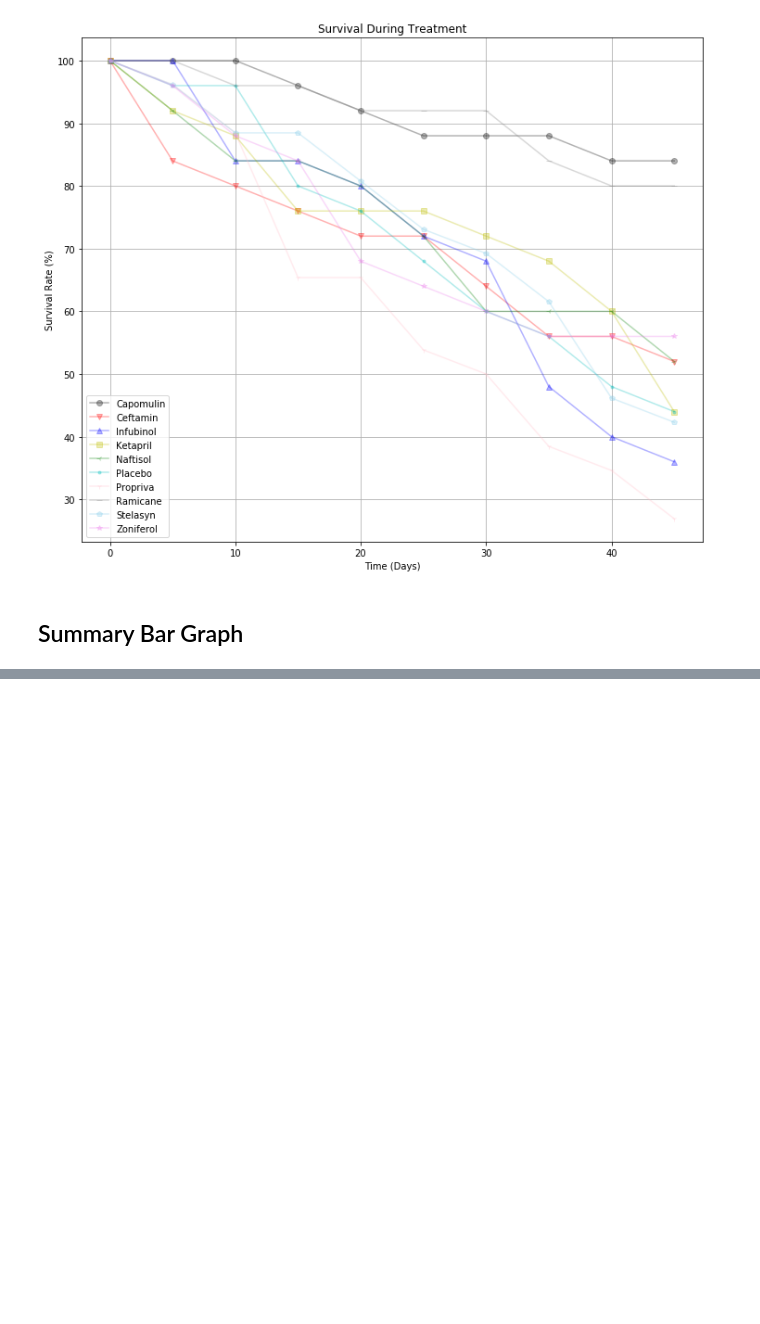
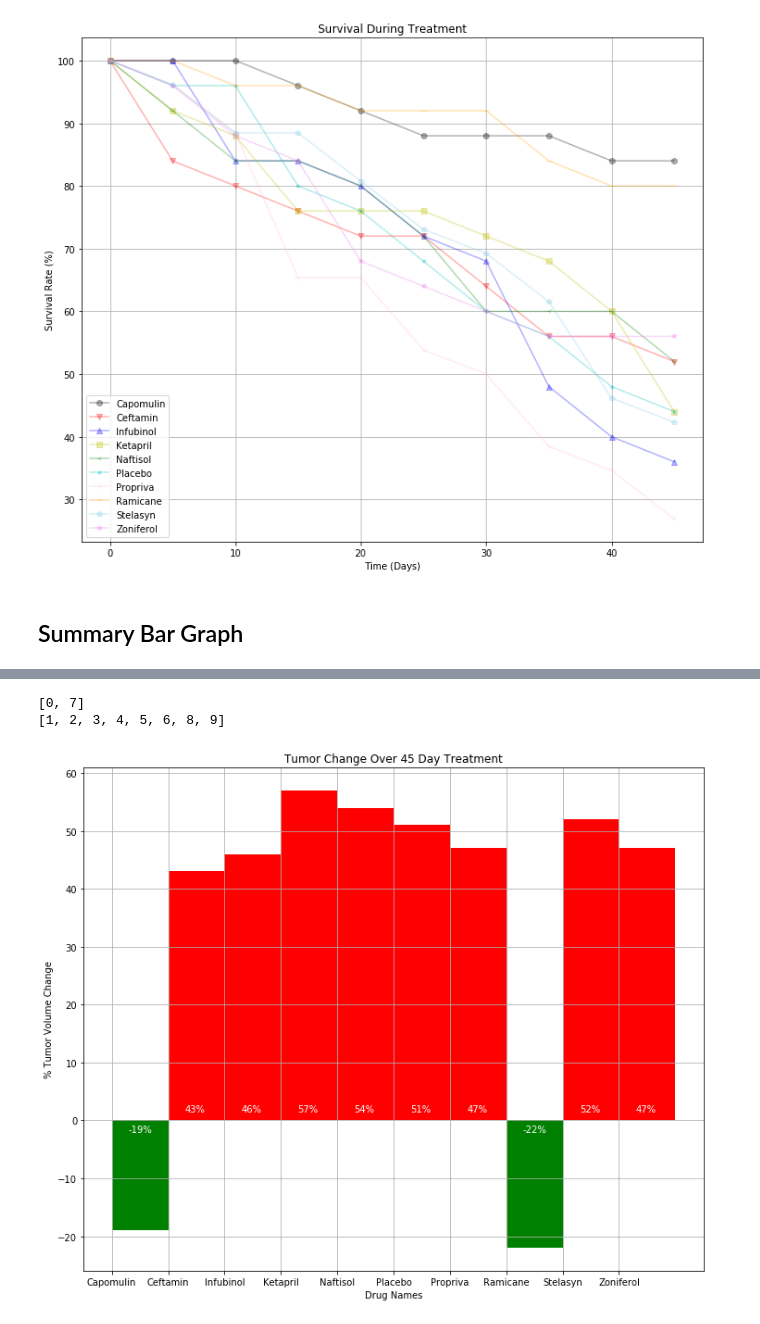
Before and after one commit to pretttyvo/Pymaceuticals-Matplotlib, a Jupyter notebook: pymaceuticals_starter.ipynb, the cells around one changed output, grey strips where cells are left out. Drawn from its saved outputs; the diff is of its cells as text; code cells hidden in the pictures; blank space fills up the shorter version.

```diff
--- a/pymaceuticals_starter.ipynb
+++ b/pymaceuticals_starter.ipynb
@@ -291,7 +284,7 @@ percent_df
 # %%
 # create list to hold markers
 markers = ['o', 'v','^', 's', '3', '.', '1', '_', 'p','*']
-colors = ['k', 'r','b', 'y', 'g', 'c', 'pink', 'grey', 'skyblue','violet']
+colors = ['k', 'r','b', 'y', 'g', 'c', 'pink', 'orange', 'skyblue','violet']
 
 # pull values/set variables
 index = 0
@@ -310,6 +303,7 @@ plt.grid()
 
 # save & show the figure
 plt.rcParams["figure.figsize"] = [12,10]
+plt.savefig("../Images/pharm_survival_rate.png")
 plt.show()
 # %% [output]
 [figure]
@@ -408,0 +312,5 @@ fig.show()
+# %%
+# pull data and create dataframe
+tumor_vol = mouse_clinical_df[['Drug','Tumor Volume (mm3)', 'Timepoint']]
+tum_pvt = pd.pivot_table(tumor_vol, values = 'Tumor Volume (mm3)', index= 'Timepoint', columns = ['Drug'] )
+tum_pvt
@@ -408,0 +330,5 @@ fig.show()
+# %%
+# calculate the percentage change
+calc = (((tum_pvt.loc[45]-tum_pvt.loc[0])/tum_pvt.loc[0])*100).round()
+# display the percent changes
+calc
@@ -408,0 +348,67 @@ fig.show()
+# %%
+# Store all Relevant Percent Changes into a Tuple
+per_chg = tuple(calc)
+
+# Determine where to splice data
+# create variables to hold index values
+neg_ind = []
+pos_ind = []
+ind = 0
+
+# loop over tuple to determine +/- values
+for value in per_chg:
+    if value >= 0:
+        pos_ind.append(ind)
+    elif value < 0:
+        neg_ind.append(ind)
+    ind += 1
+
+# print
+print(neg_ind)
+print(pos_ind)
+# %% [output]
+[0, 7]
+[1, 2, 3, 4, 5, 6, 8, 9]
+# %%
+# splice data
+neg_1 = per_chg[0]
+pos_1 = per_chg[1:7]
+neg_2 = per_chg[7]
+pos_2 = per_chg[8:]
+
+# plot areas with green for decrease in tumor volume and red for increase
+fig = plt.bar(0, neg_1, alpha=1, color='g', align='edge', width=1)
+fig = plt.bar(np.arange(len(pos_1))+1, pos_1, alpha=1, color='r', align='edge', width=1)
+fig = plt.bar(7, neg_2, alpha=1, color='g', align='edge', width=1)
+fig = plt.bar(np.arange(len(pos_2))+8, pos_2, alpha=1, color='r', align='edge', width=1)
+
+# Use functions to label the percentages of changes
+# reformat data to show percentage
+display = calc.map("{0:.0f}%".format)
+for i, v in enumerate(display):
+    if i < 1:
+        plt.text(i+0.3, -2, str(v), color='white')
+    elif i < 7:
+        plt.text(i+0.3, 1.5, str(v), color='white')
+    elif i < 8:
+        plt.text(i+0.3, -2, str(v), color='white')
+    elif i <= 10:
+        plt.text(i+0.3, 1.5, str(v), color='white')
+
+# format & label the graph
+x_axis = np.arange(len(calc))
+drugs_name = tum_pvt.columns.values
+tick_locations = [value for value in x_axis]
+plt.xticks(tick_locations, drugs_name)
+plt.grid()
+plt.title('Tumor Change Over 45 Day Treatment')
+plt.ylabel('% Tumor Volume Change')
+plt.xlabel('Drug Names')
+
+# Save the Figure
+plt.savefig("../Images/pharm_tumor_changes.png")
+
+# Show the Figure
+plt.show()
+# %% [output]
+[figure, added]
```
Also changed, not shown: parts of 12 cells of this notebook.
